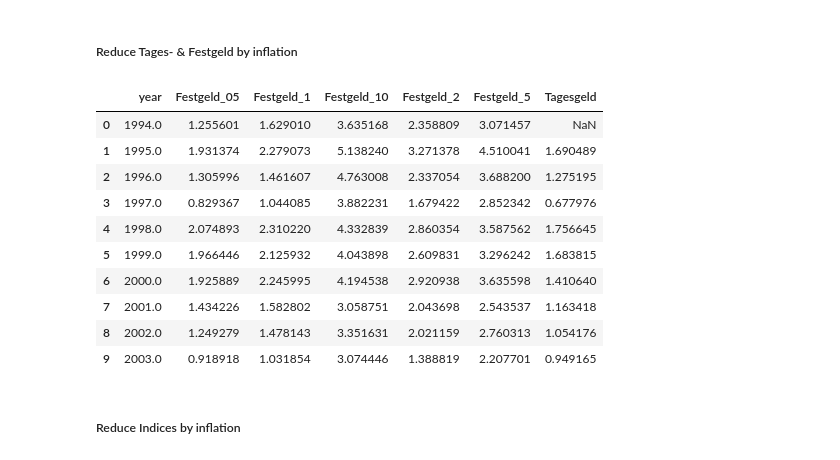
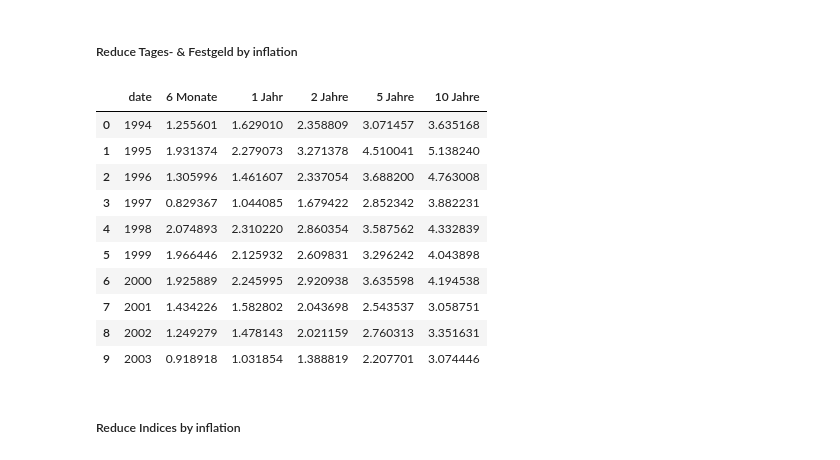
Before and after one commit to merekat/hb-passiv-income, a Jupyter notebook: script.ipynb, the cells around one changed output. Drawn from its saved outputs; the diff is of its cells as text; code cells hidden in the pictures.

Commit message:
new data / etfs / fixes

```diff
--- a/script.ipynb
+++ b/script.ipynb
@@ -25,12 +27,13 @@ df_inflation= pd.read_excel(file_path_inflation, skiprows=2)
 df_anleihen = df_anleihen.drop(df_anleihen.columns[[6, 11, 12, 13, 14, 15]], axis=1)
 df_anleihen.columns = ["date", "Australien", "Kanada", "Frankreich", "Deutschland", "Japan", "Spanien", "Schweiz", "Großbritannien", "USA"]
 
-df_etf.columns = ["date", "Dow Jones", "S&P-500", "S&P/TSX Composite", "CAC 40", "FTSE 100", "Bovespa", "Shanghai Composite", "Korea Composite", "NIKKEI 225", "IBEX 35", "S&P/ASX 50", "OMX Stockholm", "HANG SENG", "BSE SENSEX", "Dax", "FTSE All"]
+df_indices.columns = ["date", "Dow Jones", "S&P-500", "S&P/TSX Composite", "CAC 40", "FTSE 100", "Bovespa", "Shanghai Composite", "Korea Composite", "NIKKEI 225", "IBEX 35", "S&P/ASX 50", "OMX Stockholm", "HANG SENG", "BSE SENSEX", "DAX", "FTSE All"]
 
-df_festgeld_tagesgeld = df_festgeld_tagesgeld.drop(df_festgeld_tagesgeld.columns[[8]], axis=1)
-df_festgeld_tagesgeld.columns = ["date", "Festgeld_05", "Festgeld_1", "Festgeld_2", "Festgeld_5", "Festgeld_10", "Tagesgeld", "Inflation_Deutschland"]
+df_festgeld_tagesgeld.columns = ['date', '6 Monate', '1 Jahr', '2 Jahre', '5 Jahre', '10 Jahre', 'Tagesgeld', "Inflation_Deutschland"]
+df_festgeld_tagesgeld['date'] = pd.to_datetime(df_festgeld_tagesgeld['date'])
+df_festgeld_tagesgeld['date'] = df_festgeld_tagesgeld['date'].dt.year
+
+df_etf.columns = ["date", "MSCI World", "MSCI Emerging Markets", "FTSE All World", "S&P Europe 600", "NASDAQ 100"]
 
 df_inflation = df_inflation.drop(df_inflation.columns[[6, 7, 8, 9]], axis=1)
 df_inflation.columns = ["date", "Australien", "Kanada", "Deutschland", "Frankreich", "Japan", "Spanien", "Schweiz", "Großbritannien", "USA"]
-
-df_anleihen.head(5)
@@ -71,52 +67,53 @@ df_anleihen_inflation['date'] = df_anleihen_inflation['date'].dt.year
 # %% [markdown]
 ##### Reduce Tages- & Festgeld by inflation
 # %%
-# Convert the 'date' column to datetime format
-df_festgeld_tagesgeld['date'] = pd.to_datetime(df_festgeld_tagesgeld['date'])
-
-# Extract the year from the 'date' column
-df_festgeld_tagesgeld['year'] = df_festgeld_tagesgeld['date'].dt.year
-
-# Convert all columns except 'date' and 'year' to numeric, coercing errors to NaN
-numeric_columns = df_festgeld_tagesgeld.columns.difference(['date', 'year'])
+# Convert all columns except 'date' to numeric, coercing errors to NaN
+numeric_columns = df_festgeld_tagesgeld.columns.difference(['date'])
 df_festgeld_tagesgeld[numeric_columns] = df_festgeld_tagesgeld[numeric_columns].apply(pd.to_numeric, errors='coerce')
 
-# Group by year and calculate the yearly values
+# Group by date and calculate the yearly values
 def calculate_yearly_growth(group):
     results = {}
     for column in group.columns:
         count = group[column].count()
         if count == 0:
             results[column] = np.nan
         else:
             results[column] = (np.prod(group[column].dropna() + 1) ** (1 / count)) - 1
     return pd.Series(results)
 
 # Group by year and calculate the yearly values
-df_festgeld_tagesgeld_yearly = df_festgeld_tagesgeld.groupby('year')[numeric_columns].apply(calculate_yearly_growth).reset_index()
+df_festgeld_tagesgeld_yearly = df_festgeld_tagesgeld.groupby('date')[numeric_columns].apply(calculate_yearly_growth).reset_index()
+
+# Ensure the 'date' column remains in year format
+df_festgeld_tagesgeld_yearly['date'] = df_festgeld_tagesgeld_yearly['date'].astype(int)
 
 # Subtract the value in 'Inflation_Deutschland' from every other column in the same row
 df_festgeld_tagesgeld_yearly[numeric_columns] = df_festgeld_tagesgeld_yearly[numeric_columns].sub(
     df_festgeld_tagesgeld_yearly['Inflation_Deutschland'], axis=0
 )
 
 # Drop the 'Inflation_Deutschland' column
 df_festgeld_tagesgeld_yearly = df_festgeld_tagesgeld_yearly.drop(columns=['Inflation_Deutschland'])
 
-# Display the updated DataFrame
-df_festgeld_tagesgeld_yearly.head(10)
+# Split into df_festgeld and df_tagesgeld
+df_festgeld = df_festgeld_tagesgeld_yearly[['date', '6 Monate', '1 Jahr', '2 Jahre', '5 Jahre', '10 Jahre']]
+df_tagesgeld = df_festgeld_tagesgeld_yearly[['date', 'Tagesgeld']]
+
+# Display the resulting DataFrames
+df_festgeld.head(10)
 # %% [output]
-|  | year | Festgeld_05 | Festgeld_1 | Festgeld_10 | Festgeld_2 | Festgeld_5 | Tagesgeld |
-| 0 | 1994.0 | 1.255601 | 1.629010 | 3.635168 | 2.358809 | 3.071457 | NaN |
-| 1 | 1995.0 | 1.931374 | 2.279073 | 5.138240 | 3.271378 | 4.510041 | 1.690489 |
-| 2 | 1996.0 | 1.305996 | 1.461607 | 4.763008 | 2.337054 | 3.688200 | 1.275195 |
-| 3 | 1997.0 | 0.829367 | 1.044085 | 3.882231 | 1.679422 | 2.852342 | 0.677976 |
-| 4 | 1998.0 | 2.074893 | 2.310220 | 4.332839 | 2.860354 | 3.587562 | 1.756645 |
-| 5 | 1999.0 | 1.966446 | 2.125932 | 4.043898 | 2.609831 | 3.296242 | 1.683815 |
-| 6 | 2000.0 | 1.925889 | 2.245995 | 4.194538 | 2.920938 | 3.635598 | 1.410640 |
-| 7 | 2001.0 | 1.434226 | 1.582802 | 3.058751 | 2.043698 | 2.543537 | 1.163418 |
-| 8 | 2002.0 | 1.249279 | 1.478143 | 3.351631 | 2.021159 | 2.760313 | 1.054176 |
-| 9 | 2003.0 | 0.918918 | 1.031854 | 3.074446 | 1.388819 | 2.207701 | 0.949165 |
+|  | date | 6 Monate | 1 Jahr | 2 Jahre | 5 Jahre | 10 Jahre |
+| 0 | 1994 | 1.255601 | 1.629010 | 2.358809 | 3.071457 | 3.635168 |
+| 1 | 1995 | 1.931374 | 2.279073 | 3.271378 | 4.510041 | 5.138240 |
+| 2 | 1996 | 1.305996 | 1.461607 | 2.337054 | 3.688200 | 4.763008 |
+| 3 | 1997 | 0.829367 | 1.044085 | 1.679422 | 2.852342 | 3.882231 |
+| 4 | 1998 | 2.074893 | 2.310220 | 2.860354 | 3.587562 | 4.332839 |
+| 5 | 1999 | 1.966446 | 2.125932 | 2.609831 | 3.296242 | 4.043898 |
+| 6 | 2000 | 1.925889 | 2.245995 | 2.920938 | 3.635598 | 4.194538 |
+| 7 | 2001 | 1.434226 | 1.582802 | 2.043698 | 2.543537 | 3.058751 |
+| 8 | 2002 | 1.249279 | 1.478143 | 2.021159 | 2.760313 | 3.351631 |
+| 9 | 2003 | 0.918918 | 1.031854 | 1.388819 | 2.207701 | 3.074446 |
 # %% [markdown]
 ##### Reduce Indices by inflation
 # %%
```
Also changed, not shown: parts of 7 cells of this notebook, 5 other files.
